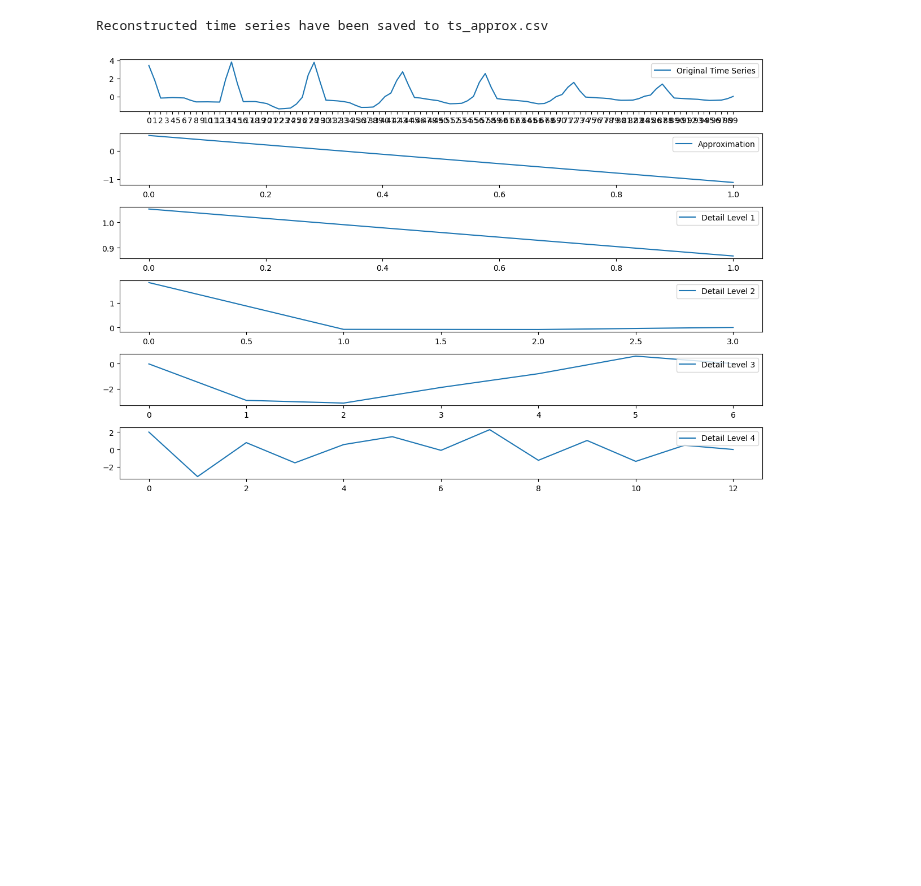
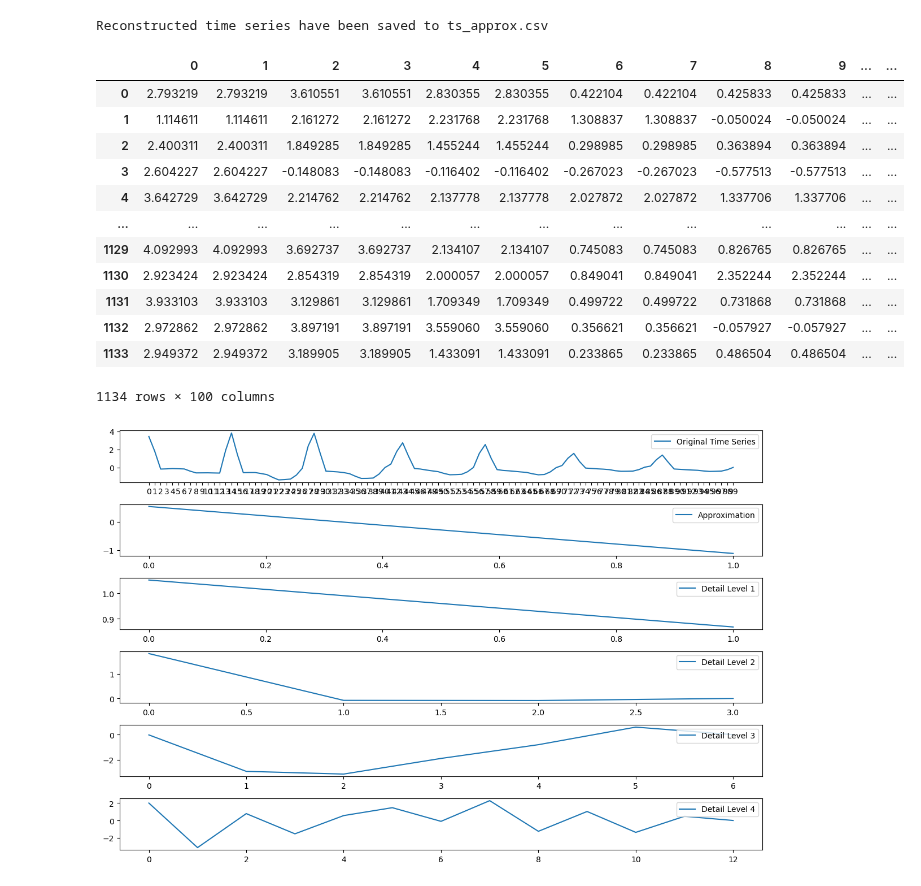
Before and after one commit to luigiascio/Data-Mining-2, a Jupyter notebook: TS_prep.ipynb, the cells around one changed output. Drawn from its saved outputs; the diff is of its cells as text; code cells hidden in the pictures; blank space fills up the shorter version.

Commit message:
fixed ts_approx

```diff
--- a/TS_prep.ipynb
+++ b/TS_prep.ipynb
@@ -615,19 +615,12 @@ def str_to_array(s):
     return np.fromstring(s.strip('[]'), sep=' ')
 
 # Convert string coefficients to numpy arrays
-for col in ['approximation', 'detail_level_1', 'detail_level_2', 'detail_level_3', 'detail_level_4']:
-    dwt_df[col] = dwt_df[col].apply(lambda x: str_to_array(x) if pd.notnull(x) else None)
+dwt_df['approximation'] = dwt_df['approximation'].apply(lambda x: str_to_array(x) if pd.notnull(x) else None)
 
-# Reconstruct the time series using inverse DWT
+# Reconstruct the time series using only the approximation coefficients
 reconstructed_series = []
 for index, row in dwt_df.iterrows():
-    coeffs = [row['approximation'], row['detail_level_1']]
-    if row['detail_level_2'] is not None:
-        coeffs.append(row['detail_level_2'])
-    if row['detail_level_3'] is not None:
-        coeffs.append(row['detail_level_3'])
-    if row['detail_level_4'] is not None:
-        coeffs.append(row['detail_level_4'])
+    coeffs = [row['approximation']] + [None] * (1)  # ad esempio, desired_level = 1
 
     # Reconstruct the time series using the inverse DWT
     reconstructed_series.append(pywt.waverec(coeffs, 'db1'))
@@ -641,6 +634,22 @@ reconstructed_df.to_csv('ts_approx.csv', index=False)
 print("Reconstructed time series have been saved to ts_approx.csv")
 # %% [output]
 Reconstructed time series have been saved to ts_approx.csv
+# %%
+reconstructed_df
+# %% [output]
+|  | 0 | 1 | 2 | 3 | 4 | 5 | 6 | 7 | 8 | 9 | ... | ... |
+| 0 | 2.793219 | 2.793219 | 3.610551 | 3.610551 | 2.830355 | 2.830355 | 0.422104 | 0.422104 | 0.425833 | 0.425833 | ... | ... |
+| 1 | 1.114611 | 1.114611 | 2.161272 | 2.161272 | 2.231768 | 2.231768 | 1.308837 | 1.308837 | -0.050024 | -0.050024 | ... | ... |
+| 2 | 2.400311 | 2.400311 | 1.849285 | 1.849285 | 1.455244 | 1.455244 | 0.298985 | 0.298985 | 0.363894 | 0.363894 | ... | ... |
+| 3 | 2.604227 | 2.604227 | -0.148083 | -0.148083 | -0.116402 | -0.116402 | -0.267023 | -0.267023 | -0.577513 | -0.577513 | ... | ... |
+| 4 | 3.642729 | 3.642729 | 2.214762 | 2.214762 | 2.137778 | 2.137778 | 2.027872 | 2.027872 | 1.337706 | 1.337706 | ... | ... |
+| ... | ... | ... | ... | ... | ... | ... | ... | ... | ... | ... | ... | ... |
+| 1129 | 4.092993 | 4.092993 | 3.692737 | 3.692737 | 2.134107 | 2.134107 | 0.745083 | 0.745083 | 0.826765 | 0.826765 | ... | ... |
+| 1130 | 2.923424 | 2.923424 | 2.854319 | 2.854319 | 2.000057 | 2.000057 | 0.849041 | 0.849041 | 2.352244 | 2.352244 | ... | ... |
+| 1131 | 3.933103 | 3.933103 | 3.129861 | 3.129861 | 1.709349 | 1.709349 | 0.499722 | 0.499722 | 0.731868 | 0.731868 | ... | ... |
+| 1132 | 2.972862 | 2.972862 | 3.897191 | 3.897191 | 3.559060 | 3.559060 | 0.356621 | 0.356621 | -0.057927 | -0.057927 | ... | ... |
+| 1133 | 2.949372 | 2.949372 | 3.189905 | 3.189905 | 1.433091 | 1.433091 | 0.233865 | 0.233865 | 0.486504 | 0.486504 | ... | ... |
+1134 rows × 100 columns
 # %%
 # Apply DWT to the first time series
 row = time_series_df.iloc[3]
```
Also changed, not shown: 1 other file.
